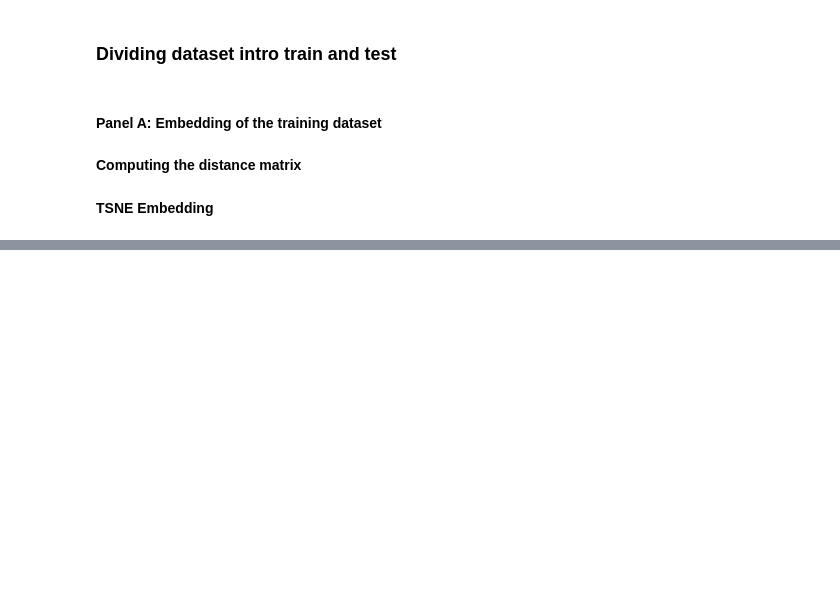
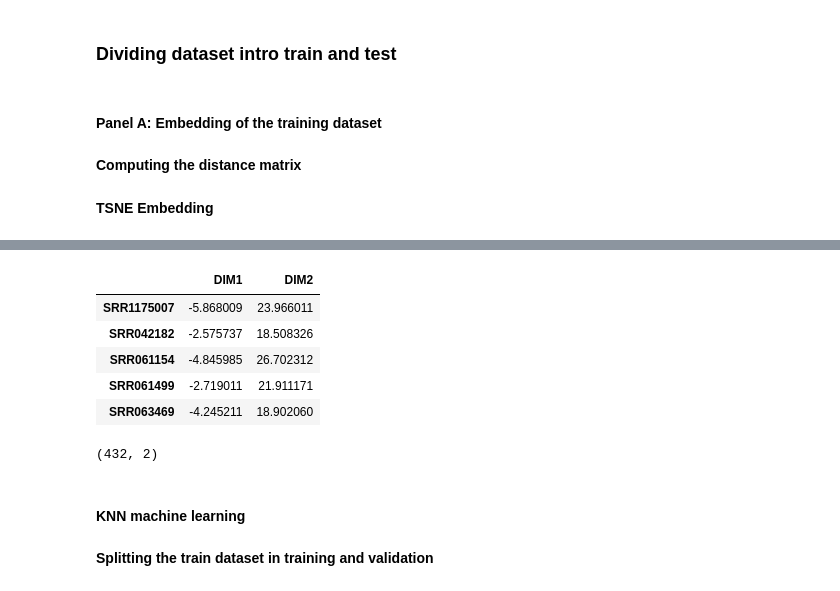
Before and after one commit to maxibor/coproid-article, a Jupyter notebook: figures/figure3/figure3.ipynb, the cells around one changed output, grey strips where cells are left out. Drawn from its saved outputs; the diff is of its cells as text; code cells hidden in the pictures; blank space fills up the shorter version.

```diff
--- a/figures/figure3/figure3.ipynb
+++ b/figures/figure3/figure3.ipynb
@@ -116,0 +116,2 @@ ggplot(train_embed_plot, aes(x='DIM1',y='DIM2')) + geom_point(aes(color='labels'
+# %%
+all_wu_df = compute_distance(modern_sources)
@@ -116,0 +120,17 @@ ggplot(train_embed_plot, aes(x='DIM1',y='DIM2')) + geom_point(aes(color='labels'
+# %%
+all_embed = tsne.fit(np.matrix(all_wu_df))
+# %%
+all_embed = pd.DataFrame(all_embed.embedding_, columns = ['DIM1','DIM2'], index = all_wu_df.index)
+# %%
+all_embed.merge(modern_labels[''])
+# %% [output]
+|  | DIM1 | DIM2 |
+| SRR1175007 | -5.868009 | 23.966011 |
+| SRR042182 | -2.575737 | 18.508326 |
+| SRR061154 | -4.845985 | 26.702312 |
+| SRR061499 | -2.719011 | 21.911171 |
+| SRR063469 | -4.245211 | 18.902060 |
+# %%
+all_embed.shape
+# %% [output]
+(432, 2)
@@ -116,0 +139,4 @@ ggplot(train_embed_plot, aes(x='DIM1',y='DIM2')) + geom_point(aes(color='labels'
+# %% [markdown]
+#### KNN machine learning
+# %% [markdown]
+**Splitting the train dataset in training and validation**
```
Also changed, not shown: parts of 41 cells of this notebook, 10 other files.
